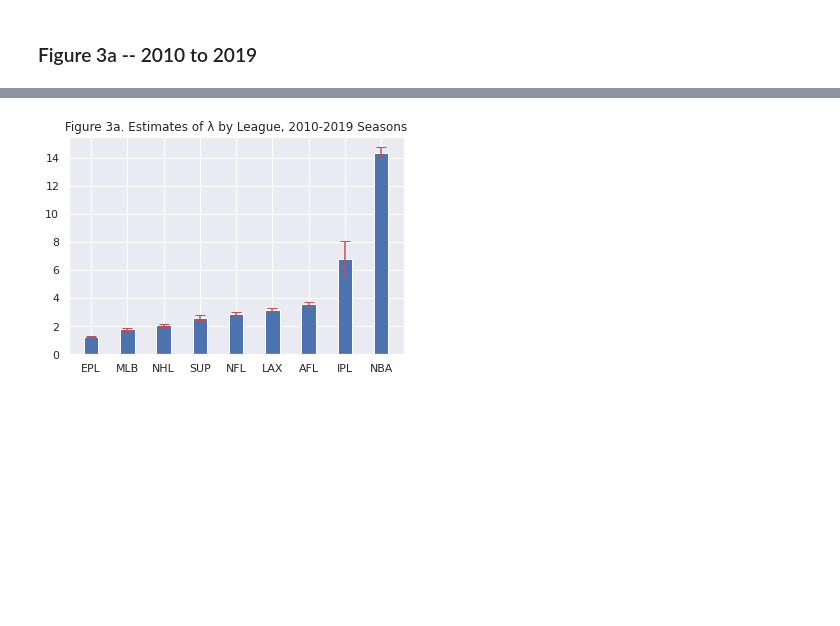
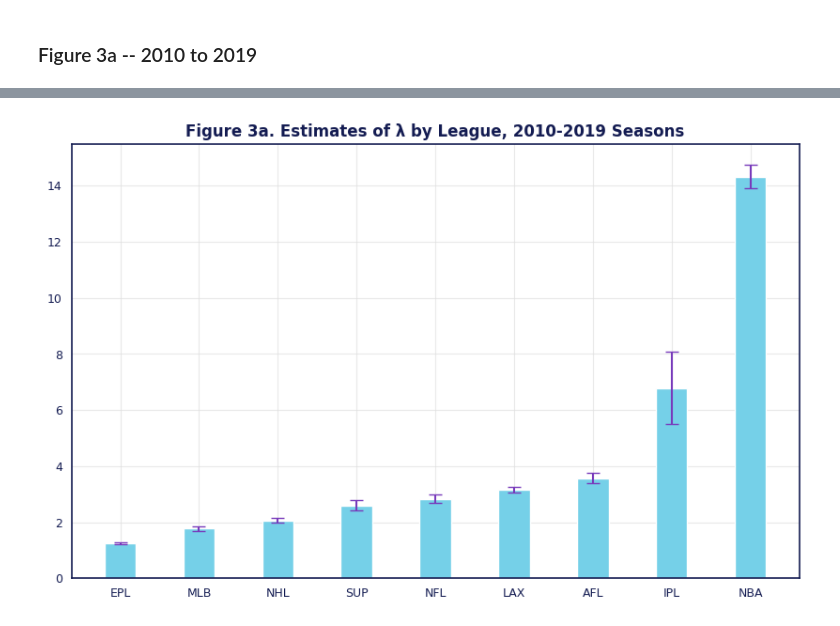
Before and after one commit to Something-Else-Studio/arcticdb-notebooks, a Jupyter notebook: pythagorean-won-loss-formula/sports_from_arctic.ipynb, the cells around one changed output, grey strips where cells are left out. Cells and saved outputs as stored; diff of their text form; code cells hidden in the pictures; blank space fills up the shorter version.

```diff
--- a/pythagorean-won-loss-formula/sports_from_arctic.ipynb
+++ b/pythagorean-won-loss-formula/sports_from_arctic.ipynb
@@ -29,7 +29,10 @@ import statsmodels.api as sm
 import statsmodels.formula.api as smf
 import seaborn as sns
 import matplotlib.pyplot as plt
-sns.set_theme()
+
+# Setup custom chart styling instead of sns.set_theme()
+chart_colors = setup_chart_styling()
+colors = setup_plotly_theme()
 # %%
 df = pd.read_csv(dataFile)
 # %%
@@ -243,24 +408,71 @@ axis = grid.facet_axis(0, 2, True)
 # %%
 bar_width = 0.4
-
 x = np.arange(len(ols['LEAGUE']))
 
-plt.bar(ols['LEAGUE'],ols['λ'],bar_width,label='OLS')
-plt.errorbar(ols['LEAGUE'], ols['λ'], yerr=ols['λ se']*2, fmt="none", capsize=5, color="r")
-plt.title('Figure 3a. Estimates of λ by League, 2010-2019 Seasons')
+# First chart - Lambda estimates
+fig, ax = plt.subplots(figsize=(10, 6))
+bars = ax.bar(ols['LEAGUE'], ols['λ'], bar_width,
+              color=chart_colors['primary_color'], label='OLS')
+ax.errorbar(ols['LEAGUE'], ols['λ'], yerr=ols['λ se']*2,
+            fmt="none", capsize=5, color=chart_colors['accent_color'])
+style_matplotlib_chart(ax, chart_colors, 'Figure 3a. Estimates of λ by League, 2010-2019 Seasons')
 plt.show()
 
-# Number of Obs: Referenced in the text (No chart)
-fig, ax = plt.subplots()
-bars = ax.bar(ols['LEAGUE'], ols['nobs'])
-plt.title('Figure 3a. Number of Obs by League, 2010-2019 Seasons')
+# Second chart - Number of Observations
+fig, ax = plt.subplots(figsize=(10, 6))
+bars = ax.bar(ols['LEAGUE'], ols['nobs'],
+              color=chart_colors['secondary_color'])
+style_matplotlib_chart(ax, chart_colors, 'Figure 3a. Number of Obs by League, 2010-2019 Seasons')
 plt.show()
 
-# Adj Rsq: Referenced in the text text (No chart)
-fig, ax = plt.subplots()
-bars = ax.bar(ols['LEAGUE'], ols['adj. $R^2$'])
-ax.bar_label(bars,fmt='%.2f')
-plt.title('Figure 3a. James Model Adj Rsq by League, 2010-2019 Seasons')
+# Third chart - Adjusted R-squared
+fig, ax = plt.subplots(figsize=(10, 6))
+bars = ax.bar(ols['LEAGUE'], ols['adj. $R^2$'],
+              color=chart_colors['accent_color'])
+ax.bar_label(bars, fmt='%.2f', color=chart_colors['text_color'])
+style_matplotlib_chart(ax, chart_colors, 'Figure 3a. James Model Adj Rsq by League, 2010-2019 Seasons')
 plt.show()
+
+# Create and display interactive Plotly versions
+
+# 1. Lambda estimates with error bars
+fig1 = create_plotly_bar_chart(
+    data=ols,
+    x_col='LEAGUE',
+    y_col='λ',
+    title='Figure 3a. Estimates of λ by League, 2010-2019 Seasons',
+    error_col='λ se',  # Error bars (will be multiplied by 2 in the function)
+    add_value_labels=False
+)
+# Multiply error bars by 2 to match matplotlib version
+fig1.data[0].error_y.array = fig1.data[0].error_y.array * 2
+fig1.show()
+export_plot_html(fig1, "lambda_estimates.html", "Lambda Estimates by League")
+
+# 2. Number of observations
+fig2 = create_plotly_bar_chart(
+    data=ols,
+    x_col='LEAGUE',
+    y_col='nobs',
+    title='Figure 3a. Number of Obs by League, 2010-2019 Seasons',
+    add_value_labels=False
+)
+# Use secondary color
+fig2.data[0].marker.color = colors['secondary_color']
+fig2.show()
+export_plot_html(fig2, "number_observations.html", "Number of Observations by League")
+
+# 3. Adjusted R-squared with value labels
+fig3 = create_plotly_bar_chart(
+    data=ols,
+    x_col='LEAGUE',
+    y_col='adj. $R^2$',
+    title='Figure 3a. James Model Adj Rsq by League, 2010-2019 Seasons',
+    add_value_labels=True
+)
+# Use accent color
+fig3.data[0].marker.color = colors['accent_color']
+fig3.show()
+export_plot_html(fig3, "adjusted_rsquared.html", "Adjusted R-squared by League")
 # %% [output]
-[figure, old version]
+[figure, new version]
```
Also changed, not shown: parts of 15 cells of this notebook, 10 other files.
